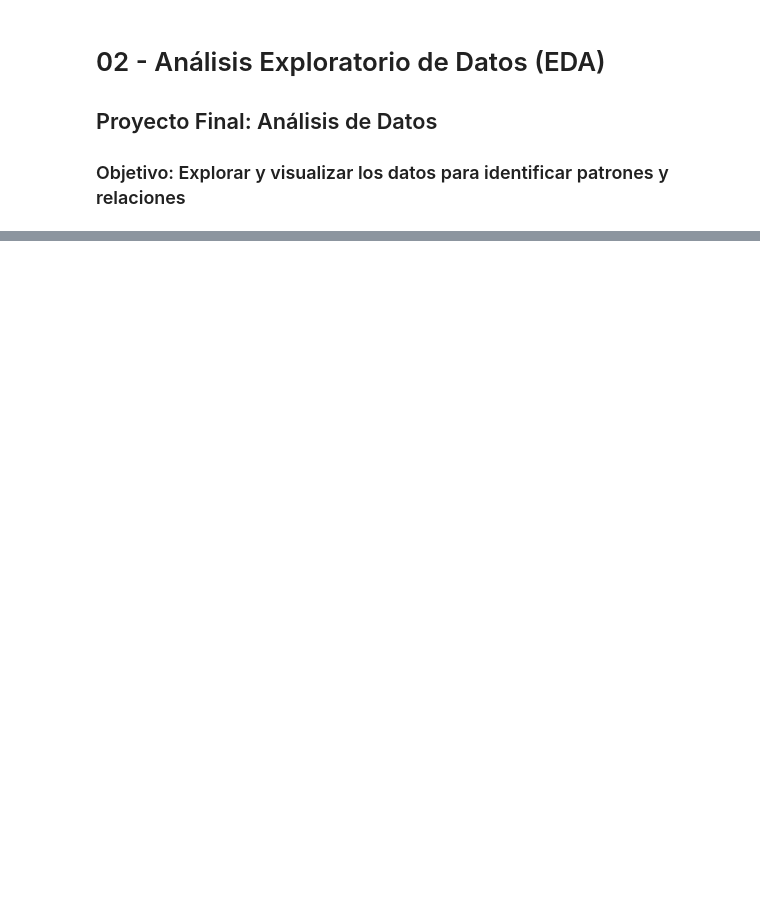
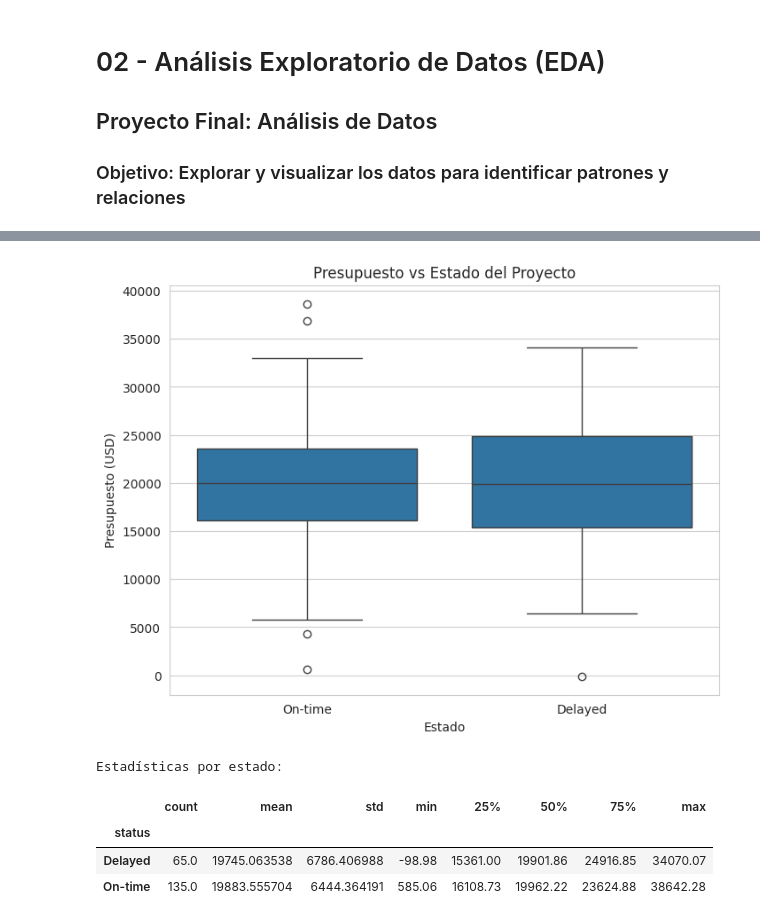
Before and after one commit to S3bas77/Proyecto_final_Analisis_de_Datos, a Jupyter notebook: notebooks/02_eda.ipynb, the cells around one changed output, grey strips where cells are left out. Cells and saved outputs as stored; diff of their text form; code cells hidden in the pictures; blank space fills up the shorter version.

```diff
--- a/notebooks/02_eda.ipynb
+++ b/notebooks/02_eda.ipynb
@@ -65,0 +93,19 @@ plt.show()
+# %%
+# 3. Boxplot: Budget vs Status
+plt.figure(figsize=(8, 6))
+sns.boxplot(x='status', y='budget_usd', data=projects)
+plt.title('Presupuesto vs Estado del Proyecto')
+plt.ylabel('Presupuesto (USD)')
+plt.xlabel('Estado')
+plt.show()
+
+# Estadísticas descriptivas
+print("Estadísticas por estado:")
+projects.groupby('status')['budget_usd'].describe()
+# %% [output]
+[figure, added]
+Estadísticas por estado:
+|  | count | mean | std | min | 25% | 50% | 75% | max |
+| status |  |  |  |  |  |  |  |  |
+| Delayed | 65.0 | 19745.063538 | 6786.406988 | -98.98 | 15361.00 | 19901.86 | 24916.85 | 34070.07 |
+| On-time | 135.0 | 19883.555704 | 6444.364191 | 585.06 | 16108.73 | 19962.22 | 23624.88 | 38642.28 |
```
Also changed, not shown: parts of 15 cells of this notebook, 4 other files.
